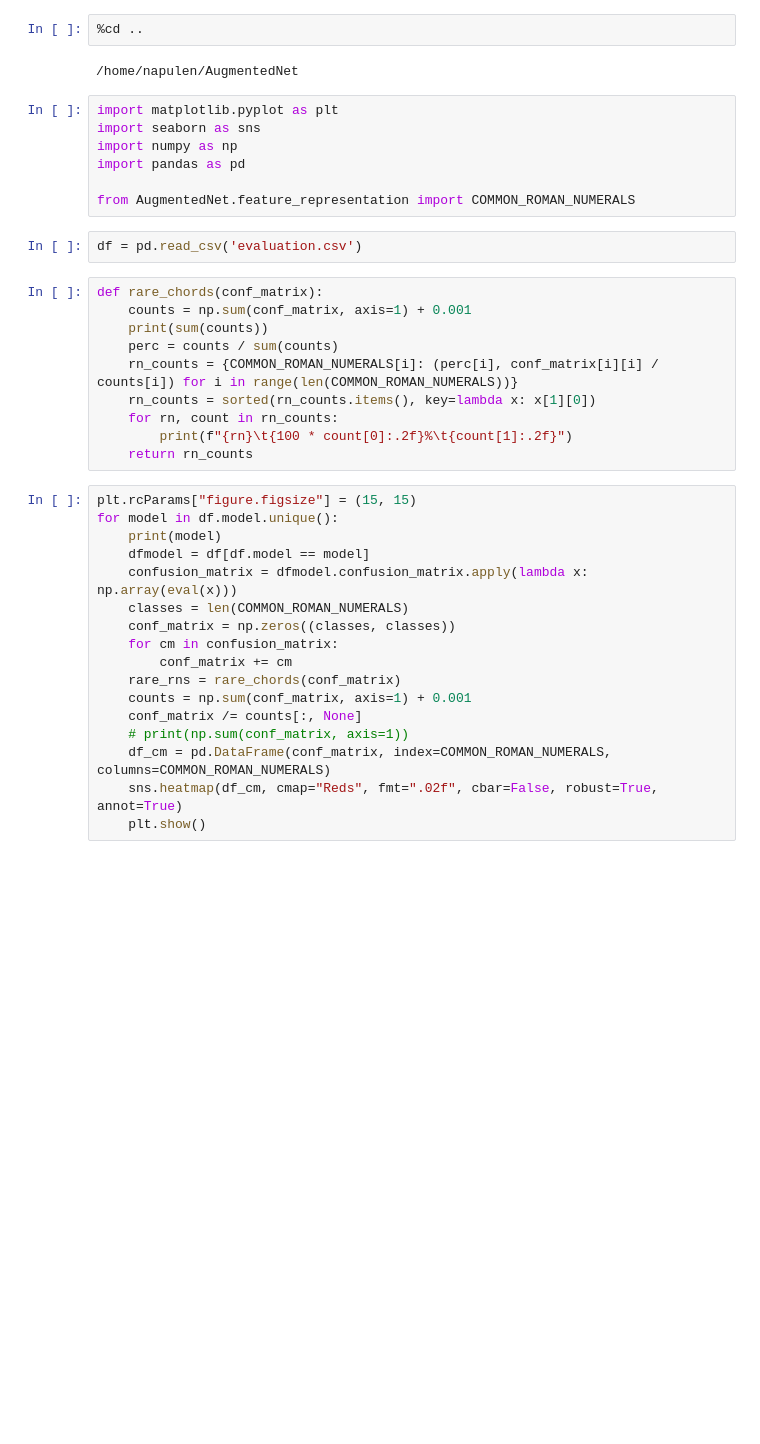
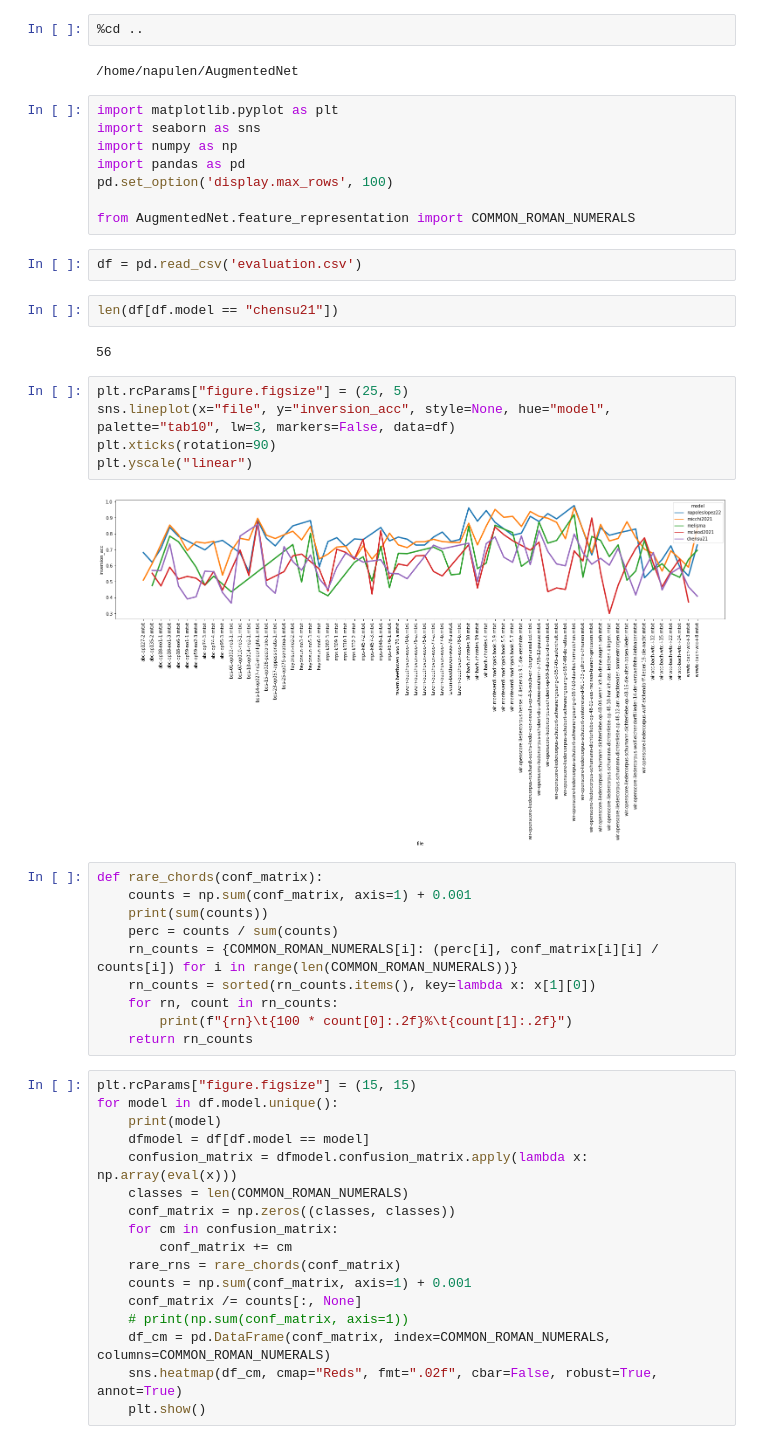
Before and after one commit to napulen/AugmentedNet, a Jupyter notebook: notebooks/confusion_matrix.ipynb, the cells around one changed output. Saved outputs shown, nothing was run; the diff lists cells and outputs as text; blank space fills up the shorter version.

```diff
--- a/notebooks/confusion_matrix.ipynb
+++ b/notebooks/confusion_matrix.ipynb
@@ -7,10 +7,22 @@ import matplotlib.pyplot as plt
 import seaborn as sns
 import numpy as np
 import pandas as pd
+pd.set_option('display.max_rows', 100)
 
 from AugmentedNet.feature_representation import COMMON_ROMAN_NUMERALS
 # %%
 df = pd.read_csv('evaluation.csv')
+# %%
+len(df[df.model == "chensu21"])
+# %% [output]
+56
+# %%
+plt.rcParams["figure.figsize"] = (25, 5)
+sns.lineplot(x="file", y="inversion_acc", style=None, hue="model", palette="tab10", lw=3, markers=False, data=df)
+plt.xticks(rotation=90)
+plt.yscale("linear")
+# %% [output]
+[figure, added]
 # %%
 def rare_chords(conf_matrix):
     counts = np.sum(conf_matrix, axis=1) + 0.001
```
Also changed, not shown: parts of 1 cell of this notebook.
